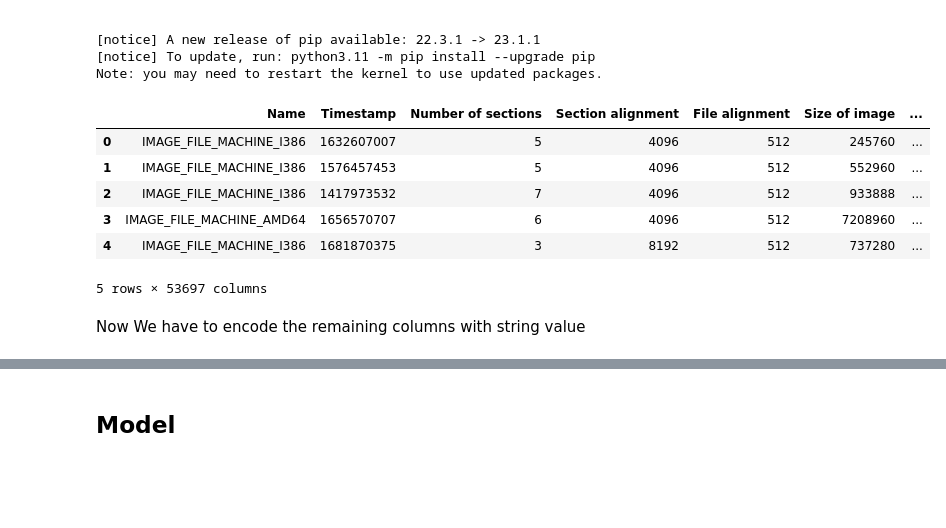
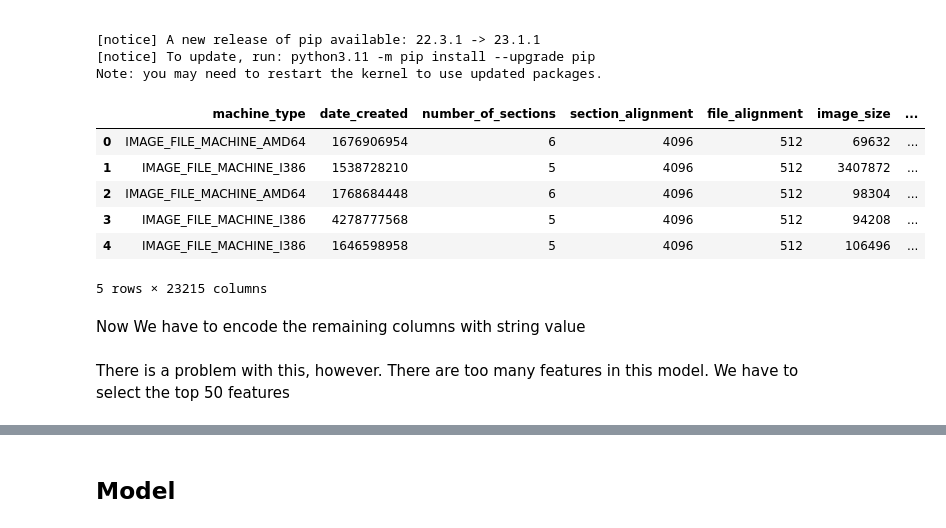
Before and after one commit to 0xSnowl/imphadel, a Jupyter notebook: walkthrough.ipynb, the cells around one changed output, grey strips where cells are left out. Drawn from its saved outputs; the diff is of its cells as text; code cells hidden in the pictures; blank space fills up the shorter version.

```diff
--- a/walkthrough.ipynb
+++ b/walkthrough.ipynb
@@ -253,0 +296,5 @@ Skipping ./safe/eqnedt32.exe: 'The file is empty'
+# %%
+# Assuming your dataframe is named 'df_mal'
+df_mal = df_mal[df_mal['imported_dlls'] != '']
+
+df_mal.shape
@@ -259,0 +326,5 @@ In this case, we have 998 usable malcious samples and 799 clean samples
+# %%
+# Assuming your dataframe is named 'df_mal'
+df_safe = df_safe[df_safe['imported_dlls'] != '']
+
+df_safe.shape
@@ -262,13 +335,13 @@ In this case, we have 998 usable malcious samples and 799 clean samples
 # %% [markdown]
 We need to downsample the malicious samples to match the sample size of the clean samples
 # %%
-df_mal = df_mal.head(799)
+df_mal = df_mal.head(763)
 # %% [markdown]
 Now that we have loaded our raw data into two dataframes df_mal and df_safe, we can start preprocessing by setting y label to both dataframes then combine them
 # %%
 df_mal['is_mal'] = 1
 df_safe['is_mal'] = 0
-df_combined = pd.concat([df_safe, df_mal], ignore_index=True).sample(frac=1)
+df_combined = pd.concat([df_safe, df_mal], ignore_index=True)
 df_combined = df_combined.reset_index(drop=True)
 df_combined.head(5)
 # %% [output]
@@ -297,34 +370,32 @@ Note: you may need to restart the kernel to use updated packages.
 # %%
 from sklearn.preprocessing import MultiLabelBinarizer
 
 # Assuming your DataFrame is named df_combined
 
 # Splitting the strings into lists
-df_combined['Imported DLLs'] = df_combined['Imported DLLs'].apply(lambda x: x.split(',') if x else [])
-df_combined['Imported functions'] = df_combined['Imported functions'].apply(lambda x: x.split(',') if x else [])
-df_combined['Exported symbols'] = df_combined['Exported symbols'].apply(lambda x: x.split(',') if x else [])
+df_combined['imported_dlls'] = df_combined['imported_dlls'].apply(lambda x: x.split(',') if x else [])
+df_combined['imported_functions'] = df_combined['imported_functions'].apply(lambda x: x.split(',') if x else [])
 
 # Encoding the columns
 mlb = MultiLabelBinarizer()
 
-encoded_imported_dlls = pd.DataFrame(mlb.fit_transform(df_combined['Imported DLLs']), columns=mlb.classes_, index=df_combined.index)
-encoded_imported_functions = pd.DataFrame(mlb.fit_transform(df_combined['Imported functions']), columns=mlb.classes_, index=df_combined.index)
-encoded_exported_symbols = pd.DataFrame(mlb.fit_transform(df_combined['Exported symbols']), columns=mlb.classes_, index=df_combined.index)
+encoded_imported_dlls = pd.DataFrame(mlb.fit_transform(df_combined['imported_dlls']), columns=mlb.classes_, index=df_combined.index)
+encoded_imported_functions = pd.DataFrame(mlb.fit_transform(df_combined['imported_functions']), columns=mlb.classes_, index=df_combined.index)
 
 # Concatenating the encoded columns with the original dataframe
-df_combined_encoded = pd.concat([df_combined, encoded_imported_dlls, encoded_imported_functions, encoded_exported_symbols], axis=1)
+df_combined_encoded = pd.concat([df_combined, encoded_imported_dlls, encoded_imported_functions], axis=1)
 
 # Dropping the original columns
-df_combined_encoded = df_combined_encoded.drop(['Imported DLLs', 'Imported functions', 'Exported symbols'], axis=1)
+df_combined_encoded = df_combined_encoded.drop(['imported_dlls', 'imported_functions'], axis=1)
 df_combined_encoded.head()
 # %% [output]
-|  | Name | Timestamp | Number of sections | Section alignment | File alignment | Size of image | ... |
-| 0 | IMAGE_FILE_MACHINE_I386 | 1632607007 | 5 | 4096 | 512 | 245760 | ... |
-| 1 | IMAGE_FILE_MACHINE_I386 | 1576457453 | 5 | 4096 | 512 | 552960 | ... |
-| 2 | IMAGE_FILE_MACHINE_I386 | 1417973532 | 7 | 4096 | 512 | 933888 | ... |
-| 3 | IMAGE_FILE_MACHINE_AMD64 | 1656570707 | 6 | 4096 | 512 | 7208960 | ... |
-| 4 | IMAGE_FILE_MACHINE_I386 | 1681870375 | 3 | 8192 | 512 | 737280 | ... |
+|  | machine_type | date_created | number_of_sections | section_alignment | file_alignment | image_size | ... |
+| 0 | IMAGE_FILE_MACHINE_AMD64 | 1676906954 | 6 | 4096 | 512 | 69632 | ... |
+| 1 | IMAGE_FILE_MACHINE_I386 | 1538728210 | 5 | 4096 | 512 | 3407872 | ... |
+| 2 | IMAGE_FILE_MACHINE_AMD64 | 1768684448 | 6 | 4096 | 512 | 98304 | ... |
+| 3 | IMAGE_FILE_MACHINE_I386 | 4278777568 | 5 | 4096 | 512 | 94208 | ... |
+| 4 | IMAGE_FILE_MACHINE_I386 | 1646598958 | 5 | 4096 | 512 | 106496 | ... |
-5 rows × 53697 columns
+5 rows × 23215 columns
 # %% [markdown]
 Now We have to encode the remaining columns with string value
 # %%
@@ -332,0 +413,2 @@ df_combined_encoded = pd.get_dummies(df_combined_encoded, columns=['Name', 'Subs
+# %% [markdown]
+There is a problem with this, however. There are too many features in this model. We have to select the top 50 features
```
Also changed, not shown: parts of 34 cells of this notebook, 3 other files.
